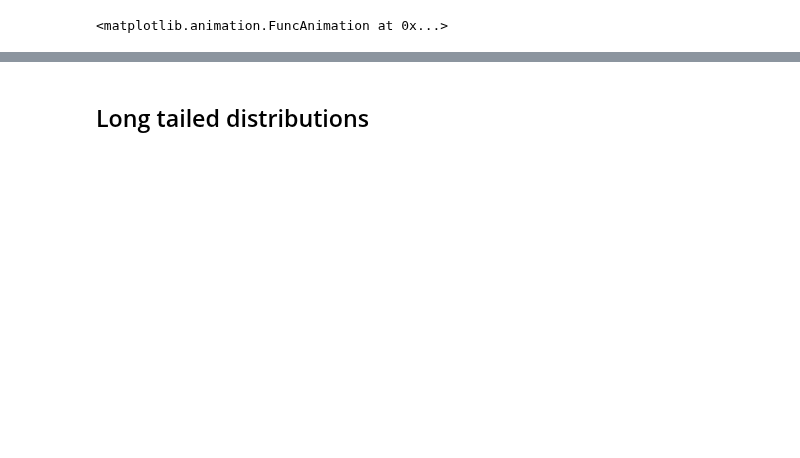
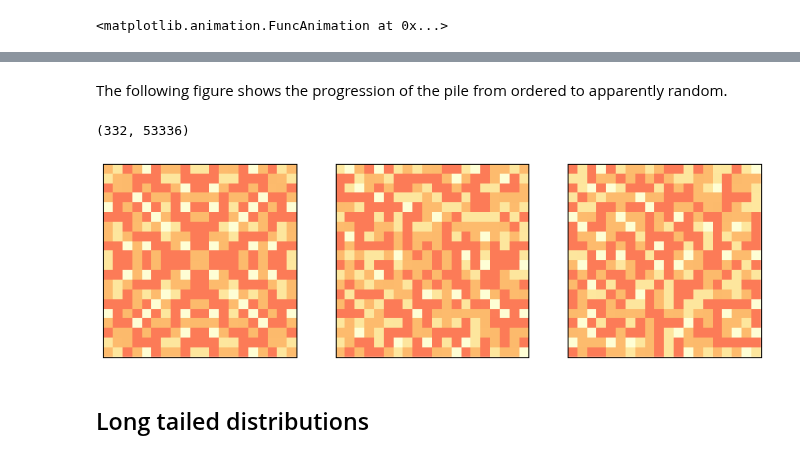
Before and after one commit to AllenDowney/ThinkComplexity2, a Jupyter notebook: code/chap08.ipynb, the cells around one changed output, grey strips where cells are left out. Saved outputs shown, nothing was run; the diff lists cells and outputs as text; code cells hidden in the pictures; blank space fills up the shorter version.

```diff
--- a/code/chap08.ipynb
+++ b/code/chap08.ipynb
@@ -78,19 +117,26 @@ thinkplot.plot(pile.toppled_seq)
+# %% [markdown]
+The following figure shows the progression of the pile from ordered to apparently random.
 # %%
-pile = SandPile(n=20)
+pile = SandPile(n=20, level=10)
+print(pile.run())
 viewer = SandPileViewer(pile)
 
 thinkplot.preplot(cols=3)
-viewer.step(100)
 viewer.draw()
 
 thinkplot.subplot(2)
-viewer.step(100)
+for i in range(200):
+    viewer.step()
 viewer.draw()
 
 thinkplot.subplot(3)
-viewer.step(100)
+for i in range(200):
+    viewer.step()
 viewer.draw()
 
 plt.savefig('chap08-1.pdf')
+# %% [output]
+(332, 53336)
+[figure, added]
 # %% [markdown]
 ## Long tailed distributions
```
Also changed, not shown: parts of 120 cells of this notebook, 2 other files.
